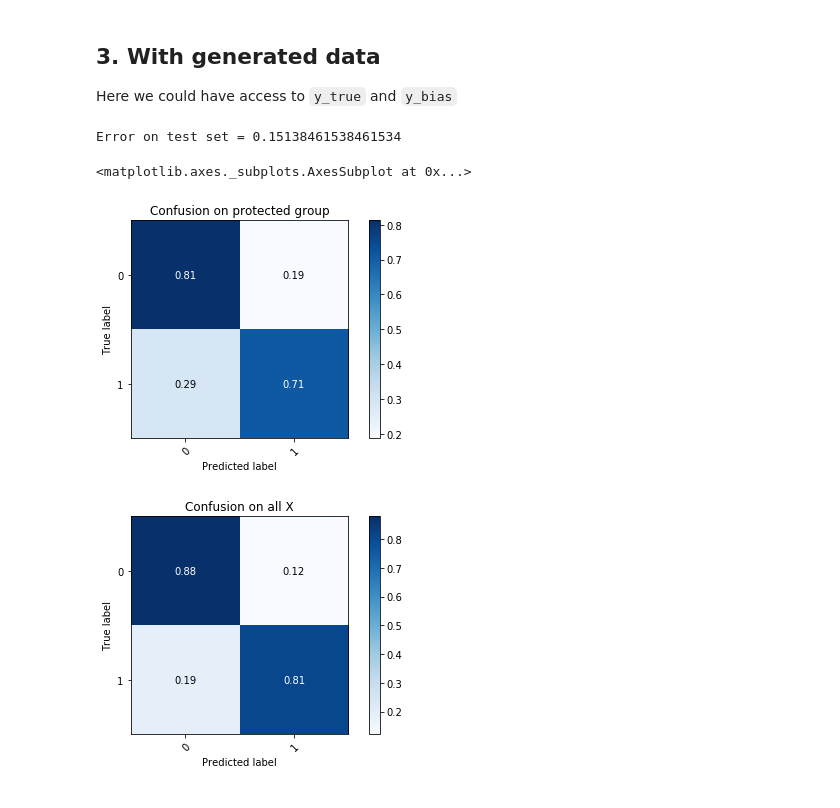
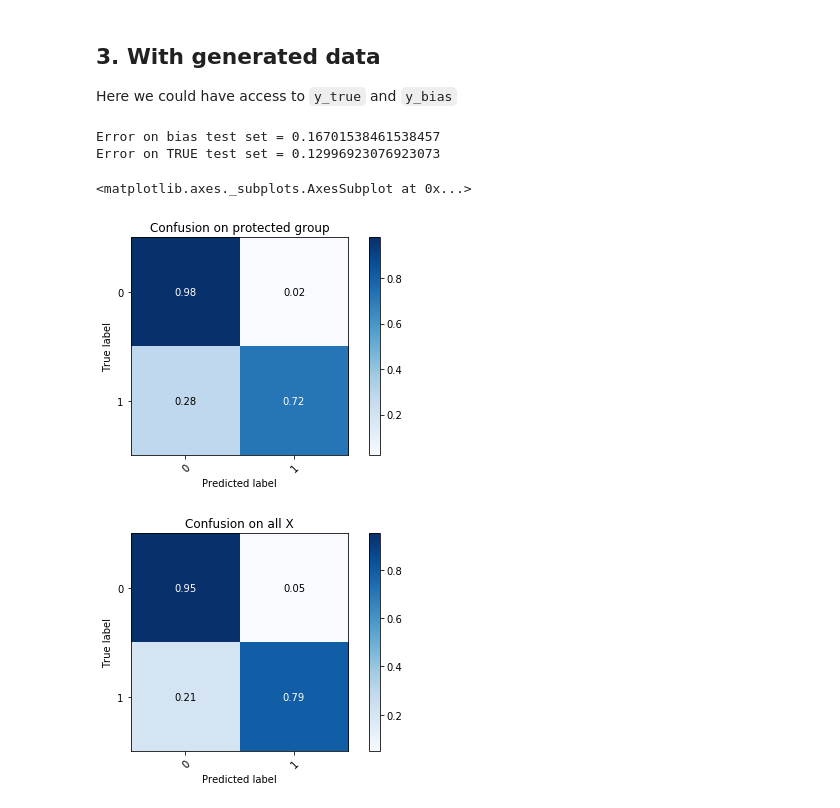
Before and after one commit to TwsThomas/fairness, a Jupyter notebook: fairness adult.ipynb, the cells around one changed output. Drawn from its saved outputs; the diff is of its cells as text; code cells hidden in the pictures.

```diff
--- a/fairness adult.ipynb
+++ b/fairness adult.ipynb
@@ -104,7 +119,7 @@ for t in np.linspace(-2,7, 25):  # range(100): #2.507586
     lr.fit(X_train, y_train, sample_weight=w)
     l_score_test_err.append(1-lr.score(X_test, y_test))
     l_fairness_violation.append(fairness_violation(lr.predict(X_test), y_test,
-                               protected_test, notion='equal_opportunity'))
+                               protected_test, notion='demographic_parity'))  # equal_opportunity
 
 plt.plot(l_lambda, l_score_test_err, label = 'Error Rate')
 plt.plot(l_lambda, np.abs(l_fairness_violation), label = 'Fairness Violation')
@@ -137,7 +152,7 @@ for random_state in range(10):
          protected_train, protected_test = get_adult(random_state=random_state)
 
     lambda_ = 0
-    lr = LogisticRegression(solver='lbfgs', max_iter=1000)
+    lr = LogisticRegression(solver='lbfgs', max_iter=500)
     lr.fit(X_train, y_train)
 
     l_lambda = []
@@ -156,7 +171,7 @@ for random_state in range(10):
         lr.fit(X_train, y_train, sample_weight=w)
         l_score_test_err.append(1-lr.score(X_test, y_test))
         l_fairness_violation.append(fairness_violation(lr.predict(X_test), y_test,
-                                   protected_test, notion='demographic_parity'))
+                                   protected_test, notion='demographic_parity')) # demographic_parity #equal_opportunity
 
     ll_fair.append(l_fairness_violation)
     ll_score.append(l_score_test_err)
@@ -184,8 +199,9 @@ plt.legend()
 Here we could have access to `y_true` and `y_bias`
 # %%
 from sklearn.datasets import make_classification
+from sklearn.model_selection import train_test_split
 
-def get_generated_data(n_samples=5000, random_state=42):
+def get_generated_rnd_data(n_samples=25000, random_state=42):
     # generate toy data
 
     np.random.seed(random_state)
@@ -207,26 +223,49 @@ def get_generated_data(n_samples=5000, random_state=42):
                             random_state=random_state)
 
 
+def get_generated_bias_data(n_samples=25000, lambda0 = 1.7, random_state=42):
+    # generate y_bias according to P.1.
+
+    np.random.seed(random_state)
+    X, y_true = make_classification(n_samples=int(n_samples*1.3),
+                                    random_state=random_state)
+    protected_group = X[:,0] > 0
+    ratio_pg = np.sum(protected_group) / len(y_true)
+
+    y_bias = y_true.copy()
+    y_bias = y_true * np.exp(-lambda0 * (y_true * (protected_group/ ratio_pg - 1)))
+    y_bias /= max(y_bias)
+
+    y_obs = np.random.binomial(1, y_bias, len(y_bias))
+    return train_test_split(X, y_true, y_obs,
+                            protected_group,
+                            random_state=random_state)
+
+
 X_train, X_test,\
 y_true_train, y_true_test,\
 y_bias_train, y_bias_test,\
-protected_train, protected_test = get_generated_data()
+protected_train, protected_test = get_generated_rnd_data()
+# get_generated_bias_data(lambda0 = .5)
+# .5 -> lambda = 2.64
 
 y_train, y_test = y_bias_train, y_bias_test
 # %%
 lr = LogisticRegression(solver='lbfgs', max_iter=300)
 lr.fit(X_train, y_bias_train)
-print('Error on test set =', 1-lr.score(X_test, y_bias_test))
+print('Error on bias test set =', 1-lr.score(X_test, y_bias_test))
+print('Error on TRUE test set =', 1-lr.score(X_test, y_true_test))
 y_pred = lr.predict(X_test)
 # %% [output]
-Error on test set = 0.15138461538461534
+Error on bias test set = 0.16701538461538457
+Error on TRUE test set = 0.12996923076923073
 # %%
-plot_confusion_matrix(y_bias_test[protected_test], y_pred[protected_test], ['0', '1'], normalize=True, title='Confusion on protected group')
-plot_confusion_matrix(y_bias_test, y_pred, ['0', '1'], normalize=True, title='Confusion on all X')
+plot_confusion_matrix(y_true_test[protected_test], y_pred[protected_test], ['0', '1'], normalize=True, title='Confusion on protected group')
+plot_confusion_matrix(y_true_test, y_pred, ['0', '1'], normalize=True, title='Confusion on all X')
 # %% [output]
 <matplotlib.axes._subplots.AxesSubplot at 0x...>
-[figure, old version]
+[figure, new version]
-[figure, old version]
+[figure, new version]
 # %%
 #### with generated
 
```
Also changed, not shown: parts of 12 cells of this notebook, 1 other file.
